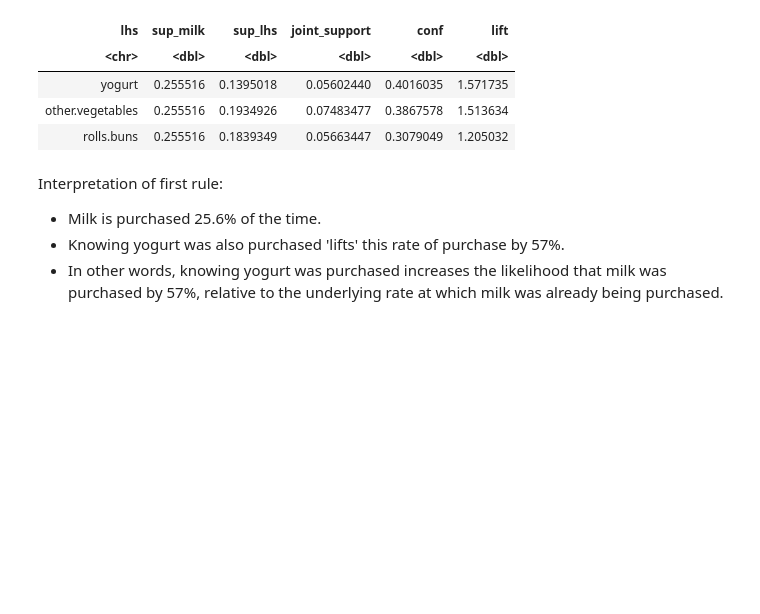
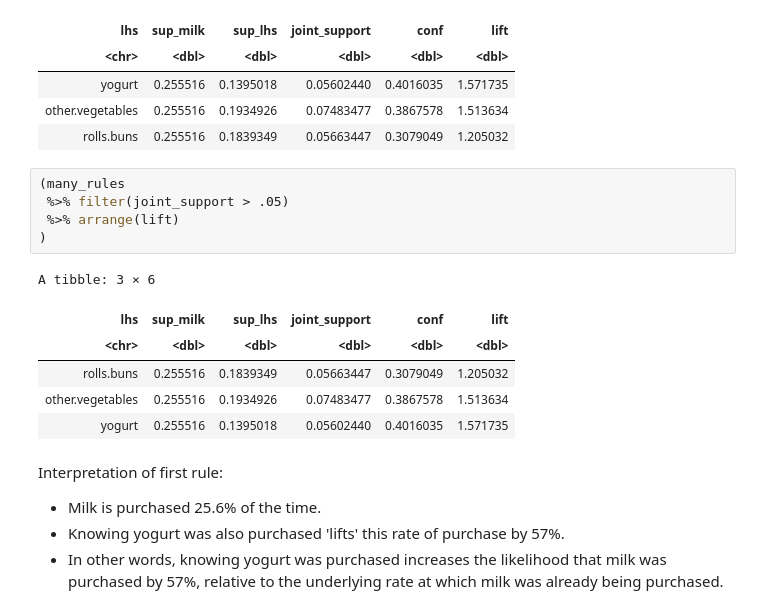
Before and after one commit to yardsale8/DSCI_210_R_notebooks, a Jupyter notebook: lecture_9_3_computing_arules_the_dplyr_way.ipynb, the cells around one changed output. Cells and saved outputs as stored; diff of their text form; blank space fills up the shorter version.

```diff
--- a/lecture_9_3_computing_arules_the_dplyr_way.ipynb
+++ b/lecture_9_3_computing_arules_the_dplyr_way.ipynb
@@ -209,6 +203,18 @@ A tibble: 3 × 6
 | yogurt | 0.255516 | 0.1395018 | 0.05602440 | 0.4016035 | 1.571735 |
 | other.vegetables | 0.255516 | 0.1934926 | 0.07483477 | 0.3867578 | 1.513634 |
 | rolls.buns | 0.255516 | 0.1839349 | 0.05663447 | 0.3079049 | 1.205032 |
+# %%
+(many_rules
+ %>% filter(joint_support > .05)
+ %>% arrange(lift)
+)
+# %% [output]
+A tibble: 3 × 6
+| lhs | sup_milk | sup_lhs | joint_support | conf | lift |
+| <chr> | <dbl> | <dbl> | <dbl> | <dbl> | <dbl> |
+| rolls.buns | 0.255516 | 0.1839349 | 0.05663447 | 0.3079049 | 1.205032 |
+| other.vegetables | 0.255516 | 0.1934926 | 0.07483477 | 0.3867578 | 1.513634 |
+| yogurt | 0.255516 | 0.1395018 | 0.05602440 | 0.4016035 | 1.571735 |
 # %% [markdown]
 Interpretation of first rule:
 
```
Also changed, not shown: parts of 3 cells of this notebook.
